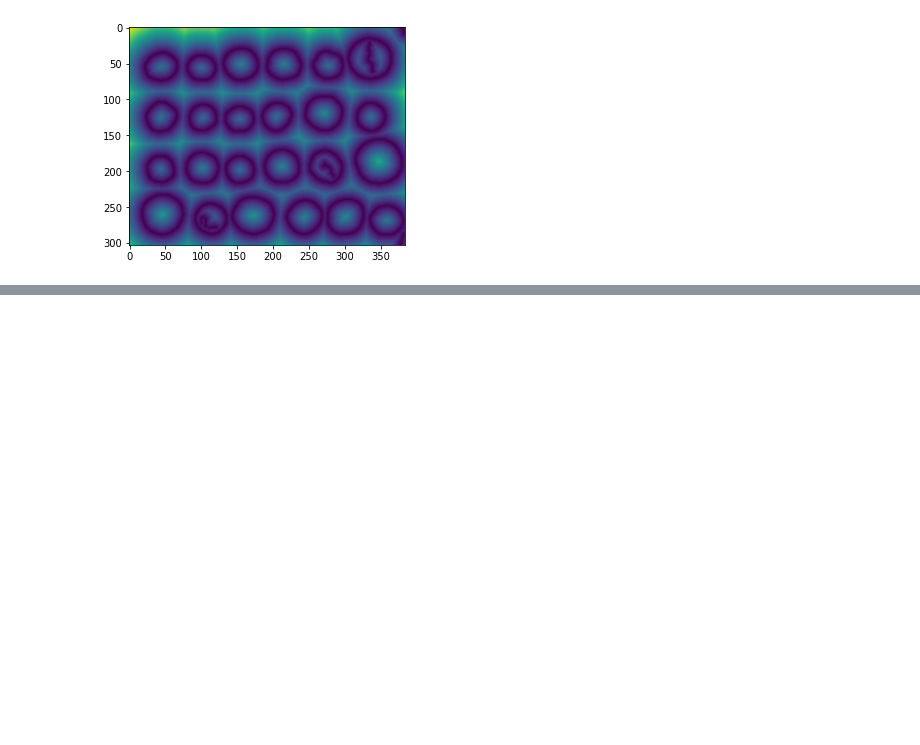
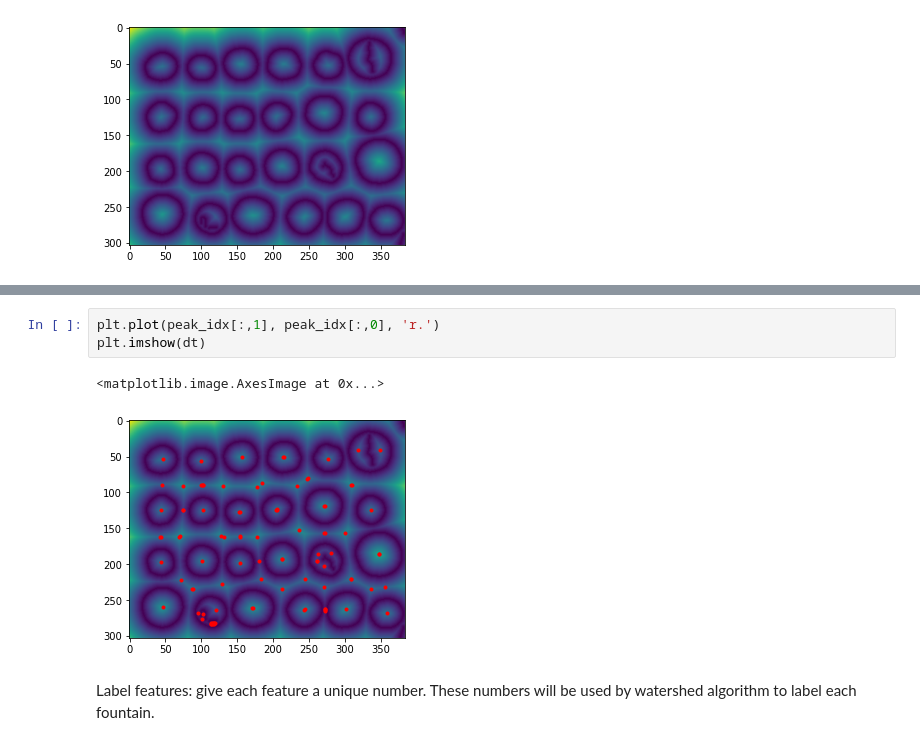
Before and after one commit to MarkFerenci/tumors-segmentation, a Jupyter notebook: Coins.ipynb, the cells around one changed output, grey strips where cells are left out. Cells and saved outputs as stored; diff of their text form; blank space fills up the shorter version.

```diff
--- a/Coins.ipynb
+++ b/Coins.ipynb
@@ -94,0 +100,8 @@ plt.imshow(dt)
+# %%
+plt.plot(peak_idx[:,1], peak_idx[:,0], 'r.')
+plt.imshow(dt)
+# %% [output]
+<matplotlib.image.AxesImage at 0x...>
+[figure, added]
+# %% [markdown]
+Label features: give each feature a unique number. These numbers will be used by watershed algorithm to label each fountain.
```
Also changed, not shown: parts of 15 cells of this notebook.
